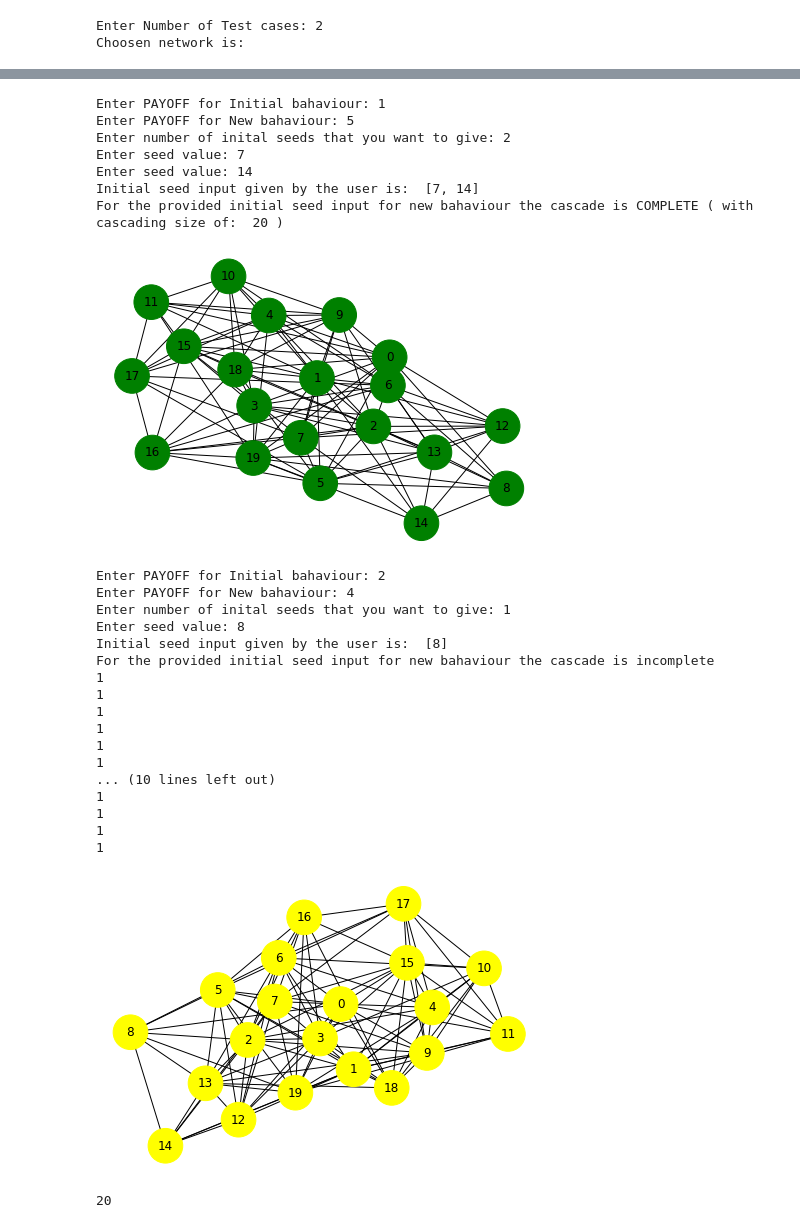
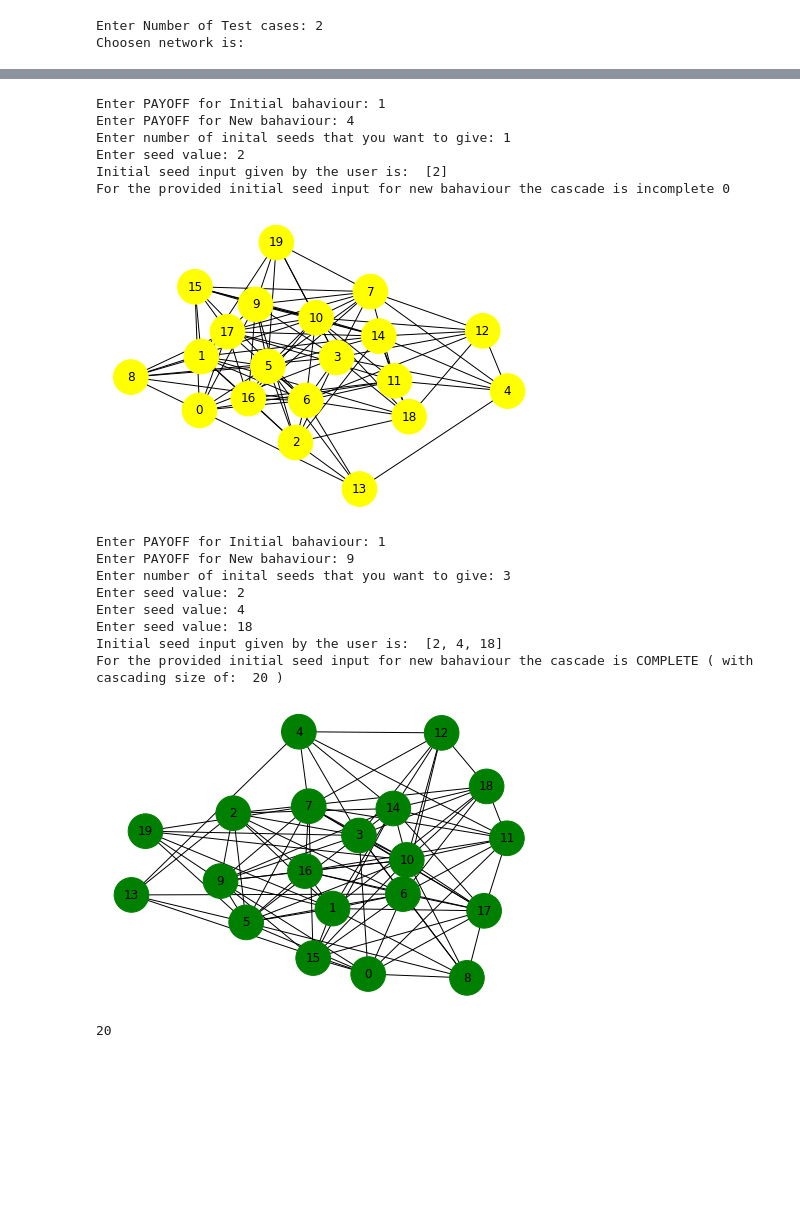
Before and after one commit to dheeraj-2000/6th_sem_Academics, a Jupyter notebook: SocialNetworkAnalysis/HandsOn/Modeling_cascading/Modeling_cascading-Copy1.ipynb, the cells around one changed output, grey strips where cells are left out. Saved outputs shown, nothing was run; the diff lists cells and outputs as text; code cells hidden in the pictures; blank space fills up the shorter version.

Commit message:
updated Modeling cascading

```diff
--- a/SocialNetworkAnalysis/HandsOn/Modeling_cascading/Modeling_cascading-Copy1.ipynb
+++ b/SocialNetworkAnalysis/HandsOn/Modeling_cascading/Modeling_cascading-Copy1.ipynb
@@ -118,11 +118,12 @@ while(t):
     if c==1:
         print('For the provided initial seed input for new bahaviour the cascade is COMPLETE ( with cascading size of: ', len(g),')')
     else:
-        print('For the provided initial seed input for new bahaviour the cascade is incomplete')
+        count = 0
+#        print('For the provided initial seed input for new bahaviour the cascade is incomplete')
         for i in g.nodes():
-            if(g.nodes[each]['behaviour'] == "new_behaviour"):
+            if(g.nodes[i]['behaviour'] == "new_behaviour"):
                 count = count +1
-            print(count)
+        print('For the provided initial seed input for new bahaviour the cascade is incomplete', count)
     nx.draw(g,node_color= colors , node_size=1200,with_labels=True)
     plt.show()
     t=t-1
@@ -133,27 +134,17 @@ Choosen network is:
 Enter PAYOFF for Initial bahaviour: 1
-Enter PAYOFF for New bahaviour: 5
-Enter number of inital seeds that you want to give: 2
-Enter seed value: 7
-Enter seed value: 14
-Initial seed input given by the user is:  [7, 14]
-For the provided initial seed input for new bahaviour the cascade is COMPLETE ( with cascading size of:  20 )
+Enter PAYOFF for New bahaviour: 4
+Enter number of inital seeds that you want to give: 1
+Enter seed value: 2
+Initial seed input given by the user is:  [2]
+For the provided initial seed input for new bahaviour the cascade is incomplete 0
-[figure, old version]
+[figure, new version]
-Enter PAYOFF for Initial bahaviour: 2
-Enter PAYOFF for New bahaviour: 4
-Enter number of inital seeds that you want to give: 1
-Enter seed value: 8
-Initial seed input given by the user is:  [8]
-For the provided initial seed input for new bahaviour the cascade is incomplete
-1
-1
-1
-1
-1
-1
-... (10 lines left out)
-1
-1
-1
-1
+Enter PAYOFF for Initial bahaviour: 1
+Enter PAYOFF for New bahaviour: 9
+Enter number of inital seeds that you want to give: 3
+Enter seed value: 2
+Enter seed value: 4
+Enter seed value: 18
+Initial seed input given by the user is:  [2, 4, 18]
+For the provided initial seed input for new bahaviour the cascade is COMPLETE ( with cascading size of:  20 )
-[figure, old version]
+[figure, new version]
 # %%
```
Also changed, not shown: parts of 3 cells of this notebook, 4 other files.
